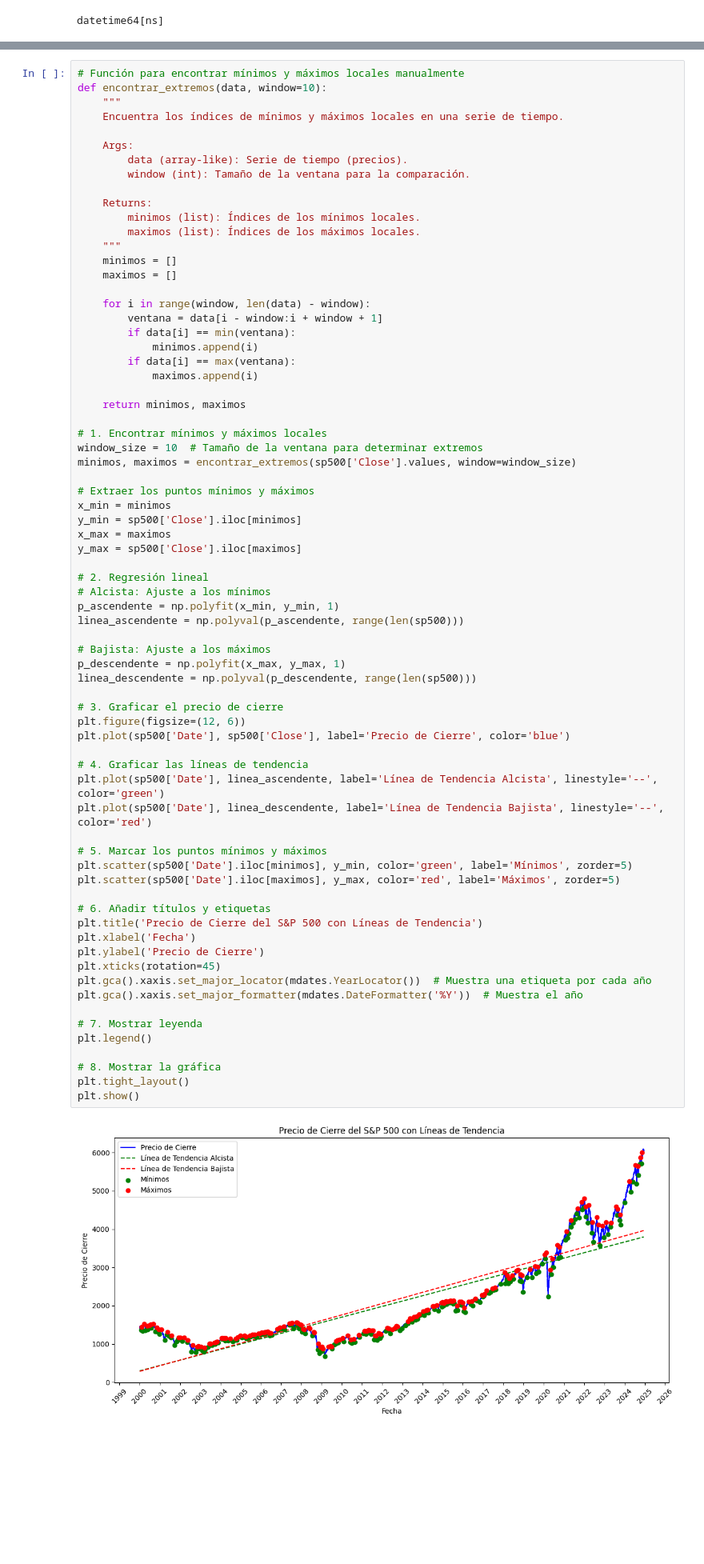
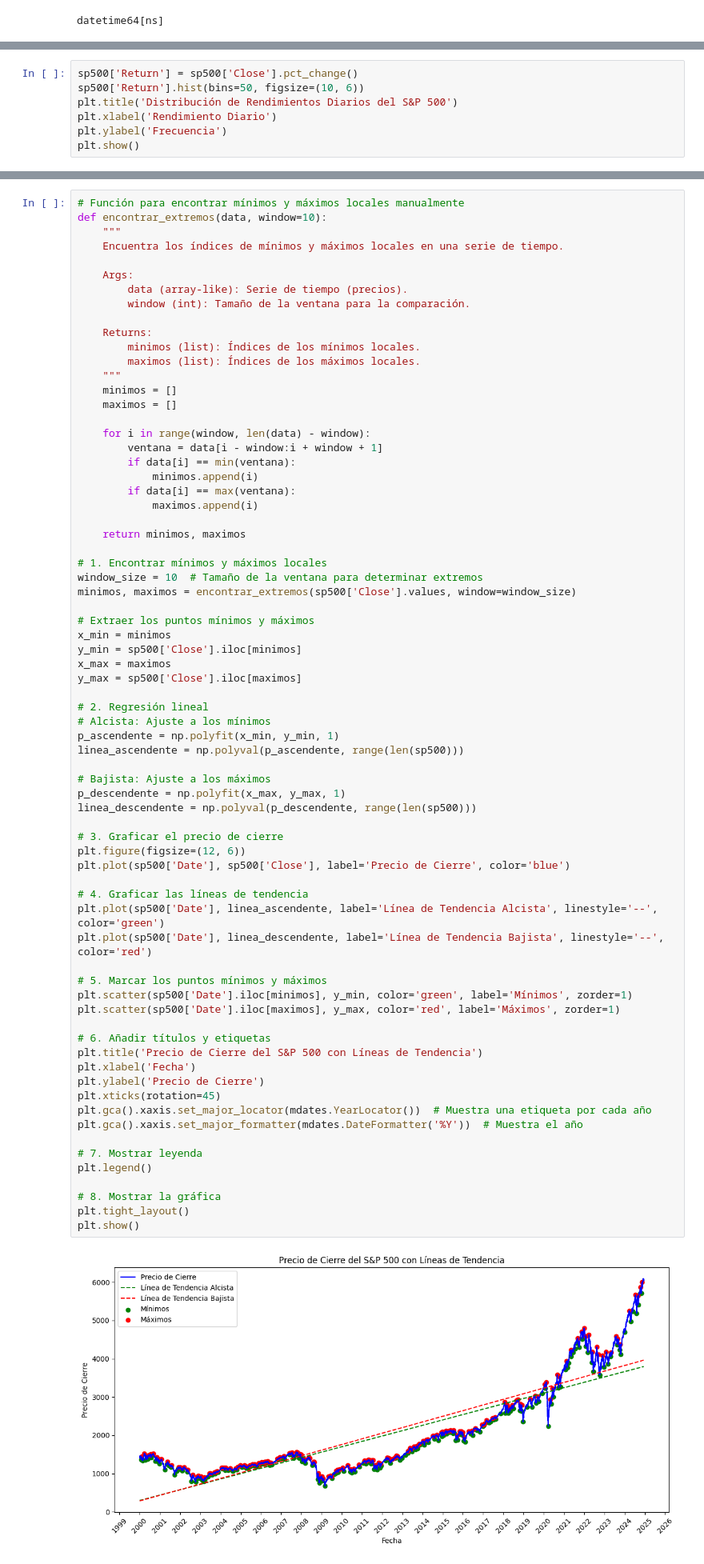
Before and after one commit to Rommel-DS/EDA_S-P500, a Jupyter notebook: src/notebooks/Notebook_pruebas.ipynb, the cells around one changed output, grey strips where cells are left out. Shown at 80% size. Cells and saved outputs as stored; diff of their text form; blank space fills up the shorter version.

```diff
--- a/src/notebooks/Notebook_pruebas.ipynb
+++ b/src/notebooks/Notebook_pruebas.ipynb
@@ -111,3 +111,10 @@ plt.tight_layout()
 plt.show()
 # %% [output]
 [figure]
+# %%
+sp500['Return'] = sp500['Close'].pct_change()
+sp500['Return'].hist(bins=50, figsize=(10, 6))
+plt.title('Distribución de Rendimientos Diarios del S&P 500')
+plt.xlabel('Rendimiento Diario')
+plt.ylabel('Frecuencia')
+plt.show()
@@ -280,33 +275,33 @@ linea_ascendente = np.polyval(p_ascendente, range(len(sp500)))
 
 # Bajista: Ajuste a los máximos
 p_descendente = np.polyfit(x_max, y_max, 1)
 linea_descendente = np.polyval(p_descendente, range(len(sp500)))
 
 # 3. Graficar el precio de cierre
 plt.figure(figsize=(12, 6))
 plt.plot(sp500['Date'], sp500['Close'], label='Precio de Cierre', color='blue')
 
 # 4. Graficar las líneas de tendencia
 plt.plot(sp500['Date'], linea_ascendente, label='Línea de Tendencia Alcista', linestyle='--', color='green')
 plt.plot(sp500['Date'], linea_descendente, label='Línea de Tendencia Bajista', linestyle='--', color='red')
 
 # 5. Marcar los puntos mínimos y máximos
-plt.scatter(sp500['Date'].iloc[minimos], y_min, color='green', label='Mínimos', zorder=5)
-plt.scatter(sp500['Date'].iloc[maximos], y_max, color='red', label='Máximos', zorder=5)
+plt.scatter(sp500['Date'].iloc[minimos], y_min, color='green', label='Mínimos', zorder=1)
+plt.scatter(sp500['Date'].iloc[maximos], y_max, color='red', label='Máximos', zorder=1)
 
 # 6. Añadir títulos y etiquetas
 plt.title('Precio de Cierre del S&P 500 con Líneas de Tendencia')
 plt.xlabel('Fecha')
 plt.ylabel('Precio de Cierre')
 plt.xticks(rotation=45)
 plt.gca().xaxis.set_major_locator(mdates.YearLocator())  # Muestra una etiqueta por cada año
 plt.gca().xaxis.set_major_formatter(mdates.DateFormatter('%Y'))  # Muestra el año
 
 # 7. Mostrar leyenda
 plt.legend()
 
 # 8. Mostrar la gráfica
 plt.tight_layout()
 plt.show()
 # %% [output]
-[figure, old version]
+[figure, new version]
```
Also changed, not shown: parts of 8 cells of this notebook.
